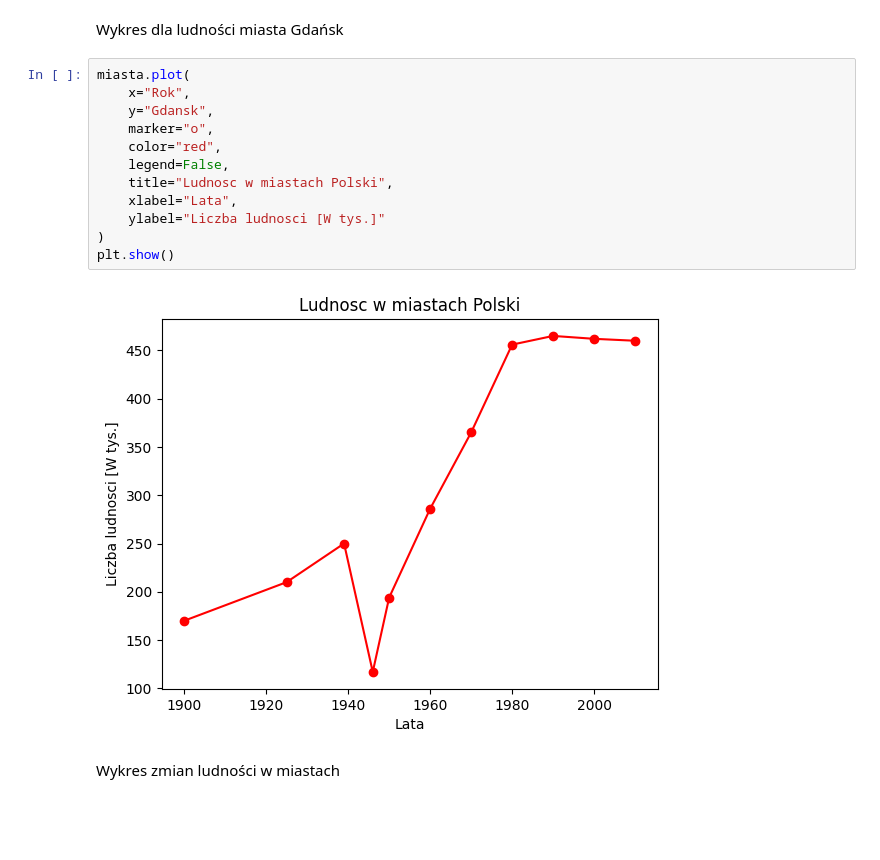
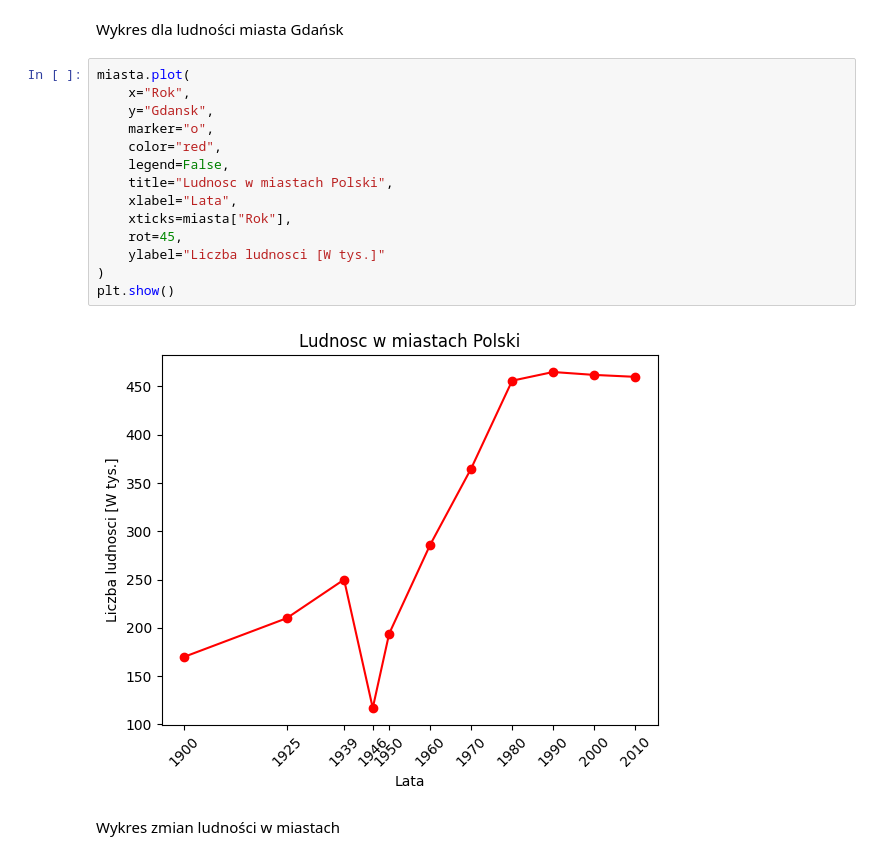
Before and after one commit to wgola/computional-intelligence-exercises, a Jupyter notebook: lab01/lab01zad03.ipynb, the cells around one changed output. Saved outputs shown, nothing was run; the diff lists cells and outputs as text; blank space fills up the shorter version.

```diff
--- a/lab01/lab01zad03.ipynb
+++ b/lab01/lab01zad03.ipynb
@@ -54,17 +54,19 @@ Wykres dla ludności miasta Gdańsk
 # %%
 miasta.plot(
     x="Rok",
     y="Gdansk",
     marker="o",
     color="red",
     legend=False,
     title="Ludnosc w miastach Polski",
     xlabel="Lata",
+    xticks=miasta["Rok"],
+    rot=45,
     ylabel="Liczba ludnosci [W tys.]"
 )
 plt.show()
 # %% [output]
-[figure, old version]
+[figure, new version]
 # %% [markdown]
 Wykres zmian ludności w miastach
 # %%
```
Also changed, not shown: parts of 1 cell of this notebook.
